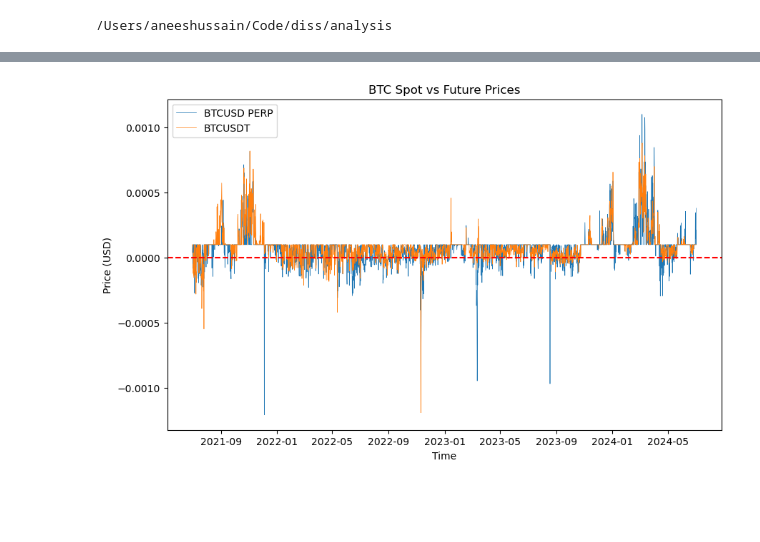
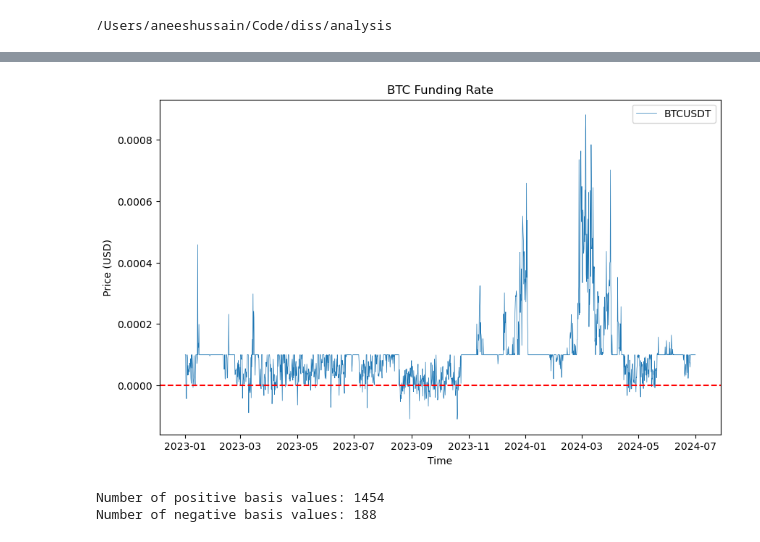
Before and after one commit to AHA-HH/optimising-funding-rate-arbitrage, a Jupyter notebook: analysis/exploratory.ipynb, the cells around one changed output, grey strips where cells are left out. Saved outputs shown, nothing was run; the diff lists cells and outputs as text; code cells hidden in the pictures; blank space fills up the shorter version.

```diff
--- a/analysis/exploratory.ipynb
+++ b/analysis/exploratory.ipynb
@@ -52,25 +31,31 @@ plt.show()
 # %%
-df = pd.read_csv('/Users/aneeshussain/Code/diss/data/processed/Binance_BTCUSD_PERP_Funding_Rate.csv')
 df1 = pd.read_csv('/Users/aneeshussain/Code/diss/data/processed/Binance_BTCUSDT_Funding_Rate.csv')
 
-# Convert the 'Time' column to datetime format
-df['Time'] = pd.to_datetime(df['Time'])
 df1['Time'] = pd.to_datetime(df1['Time'])
 
 # Plotting the data
 plt.figure(figsize=(10, 6))
-plt.plot(df['Time'], df['Funding Rate'], label='BTCUSD PERP', linewidth=0.5)
-plt.plot(df['Time'], df1['Funding Rate'], label='BTCUSDT', linewidth=0.5)
+plt.plot(df1['Time'], df1['Funding Rate'], label='BTCUSDT', linewidth=0.5)
 plt.axhline(y=0, color='red', linestyle='--')
 # Adding titles and labels
-plt.title('BTC Spot vs Future Prices')
+plt.title('BTC Funding Rate')
 plt.xlabel('Time')
 plt.ylabel('Price (USD)')
 
 # Adding a legend
 plt.legend()
 
 # Displaying the plot
 plt.show()
+
+# Count the number of positive and negative basis values
+positive_basis_count = (df1['Funding Rate'] > 0.00001).sum()
+negative_basis_count = (df1['Funding Rate'] < 0.00001).sum()
+
+# Print the counts
+print(f"Number of positive basis values: {positive_basis_count}")
+print(f"Number of negative basis values: {negative_basis_count}")
 # %% [output]
-[figure, old version]
+[figure, new version]
+Number of positive basis values: 1454
+Number of negative basis values: 188
```
Also changed, not shown: parts of 2 cells of this notebook, 8 other files.
